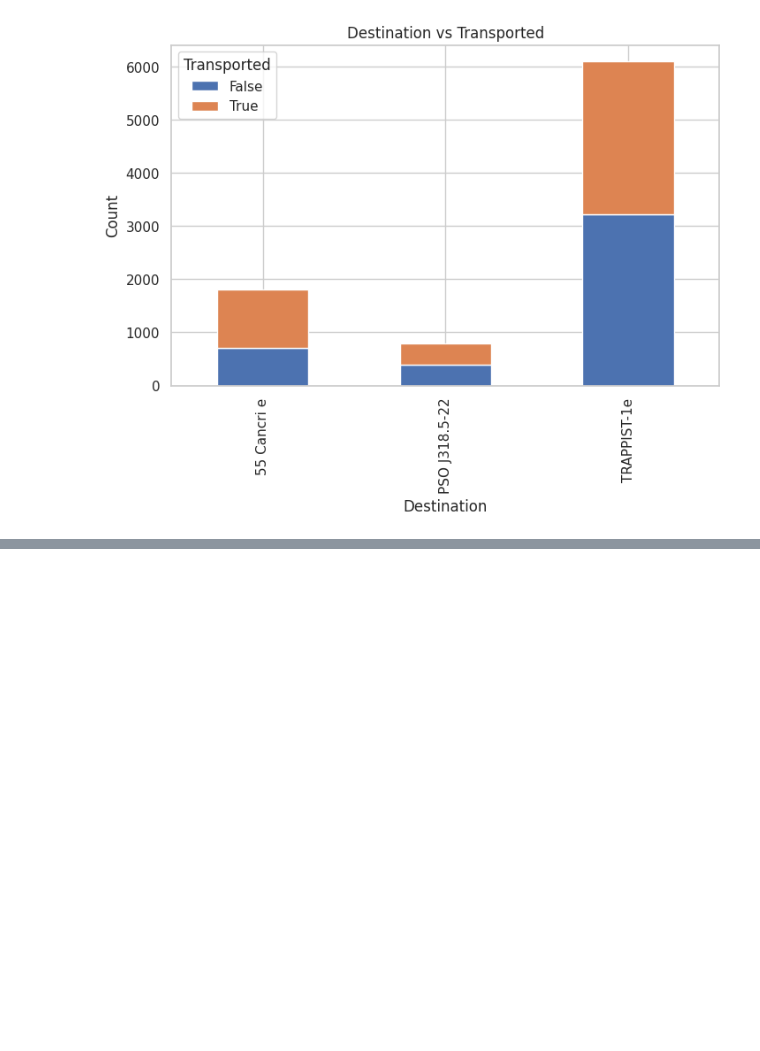
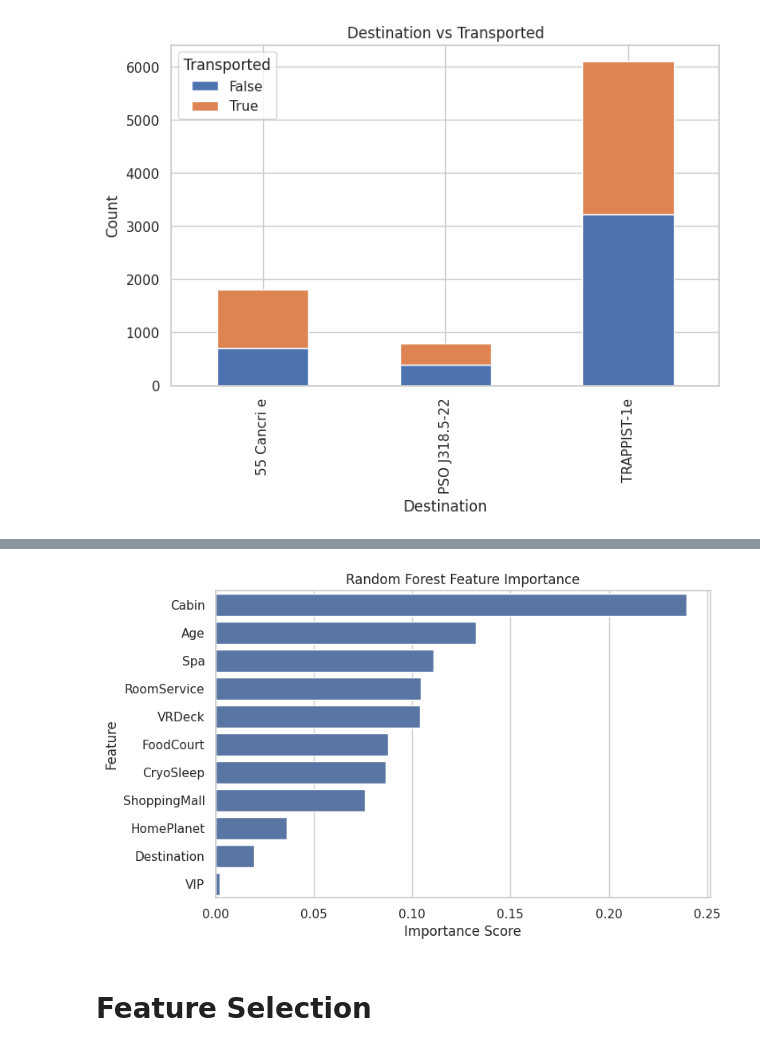
Before and after one commit to Kaggle-group-project-presentation/Kaggle-Group-Project-12-Random-Forest, a Jupyter notebook: Kaggle_Group_Project_Code_ (1).ipynb, the cells around one changed output, grey strips where cells are left out. Drawn from its saved outputs; the diff is of its cells as text; code cells hidden in the pictures; blank space fills up the shorter version.

```diff
--- a/Kaggle_Group_Project_Code_ (1).ipynb
+++ b/Kaggle_Group_Project_Code_ (1).ipynb
@@ -175,0 +199,23 @@ plt.show()
+# %%
+# Prepare data: X = features, y = target
+X = train_model.drop('Transported', axis=1)
+y = train_model['Transported']
+
+# Fit a Random Forest
+rf = RandomForestClassifier(n_estimators=100, random_state=42)
+rf.fit(X, y)
+
+# Get feature importances
+importances = rf.feature_importances_
+feature_names = X.columns
+# %%
+feat_imp = pd.Series(importances, index=feature_names).sort_values(ascending=False)
+sns.barplot(x=feat_imp, y=feat_imp.index)
+plt.title('Random Forest Feature Importance')
+plt.xlabel('Importance Score')
+plt.ylabel('Feature')
+plt.show()
+# %% [output]
+[figure, added]
+# %% [markdown]
+# Feature Selection
```
Also changed, not shown: parts of 4 cells of this notebook.
